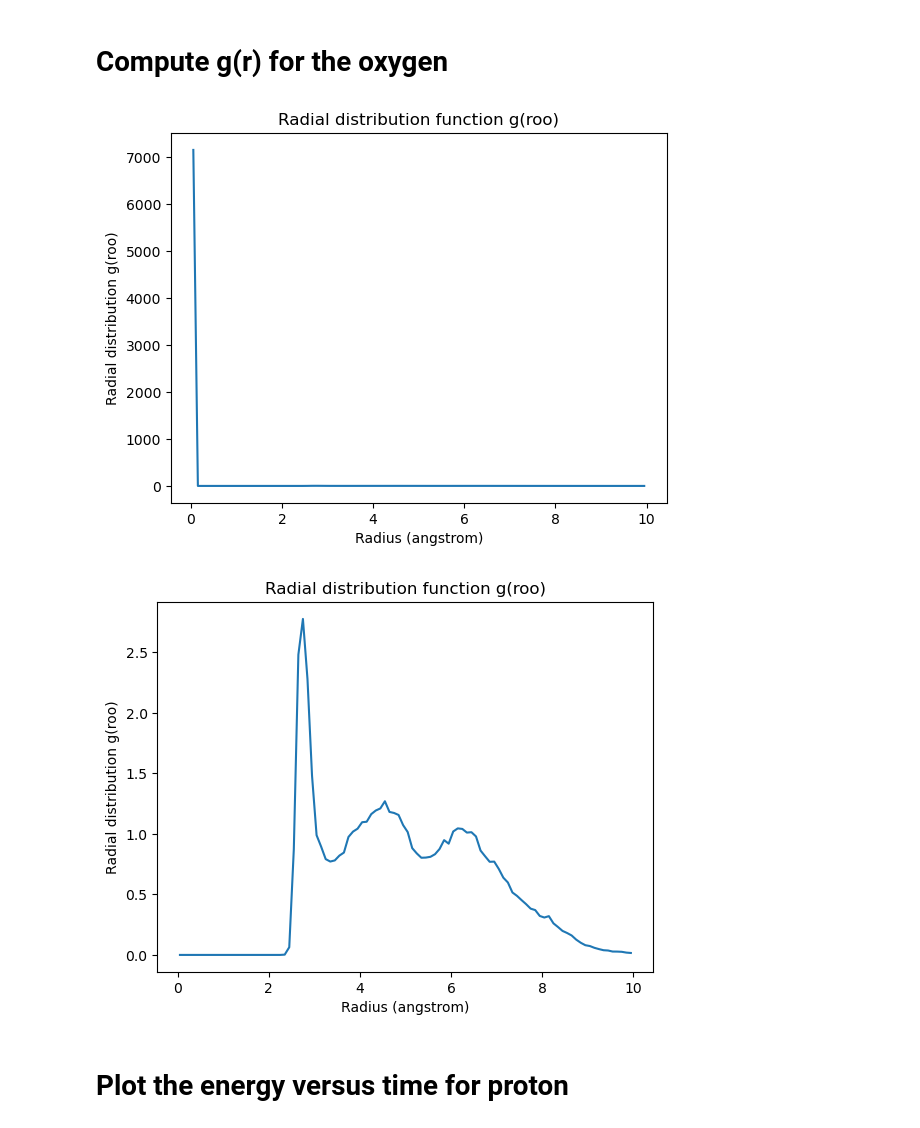
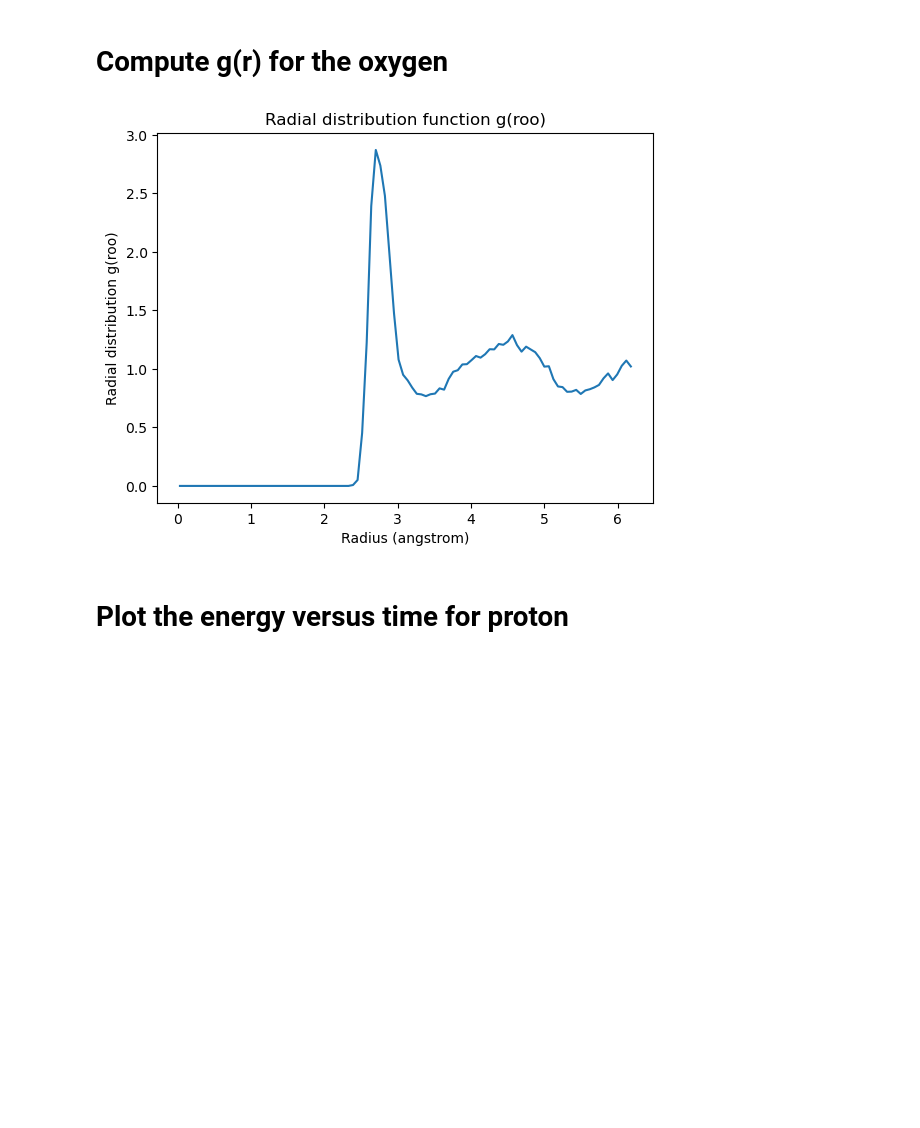
Before and after one commit to cl6661/comp-lab-class, a Jupyter notebook: Week12/Analysis/Analysis.ipynb, the cells around one changed output. Cells and saved outputs as stored; diff of their text form; code cells hidden in the pictures; blank space fills up the shorter version.

```diff
--- a/Week12/Analysis/Analysis.ipynb
+++ b/Week12/Analysis/Analysis.ipynb
@@ -34,36 +34,27 @@ plt.show()
 # Compute g(r) for the oxygen
 # %%
 # Use MDAnalysis to read in the xyz trajectory file
-u = MDAnalysis.Universe('../Runs/Water/water.xyz','../Runs/Water/water_aimd_1ps_every0.5fs-pos-1.xyz', topology_format="xyz")
+water_traj = MDAnalysis.Universe('../Runs/Water/water.xyz','../Runs/Water/water_aimd_1ps_every0.5fs-pos-1.xyz')
 # set the box size (12.42^3 angstroms)
-dim = [12.42, 12.42, 12.42, 90, 90, 90]
+dim = np.array([12.42, 12.42, 12.42, 90, 90, 90])
+water_traj.dimensions = dim
 # Use MDAanalysis to set box dimensions
-transform = MDAnalysis.transformations.boxdimensions.set_dimensions(dim)
-u.trajectory.add_transformations(transform)
+# transform = MDAnalysis.transformations.boxdimensions.set_dimensions(dim)
+# u.trajectory.add_transformations(transform)
 # selecting the oxygen atoms for the rdf calculation
-oxygen = u.select_atoms('type O')
+oxygen = water_traj.select_atoms('name O')
 # calculating the rdf
-g_oxygen = rdf.InterRDF(oxygen, oxygen, nbins=100, range=(0.0, 10.0))
+g_oxygen = rdf.InterRDF(oxygen, oxygen, nbins=100, range=(0, 12.42/2), exclusion_block=(1, 1),verbose=True)
 g_oxygen.run()
 # Plot the rdf
-plt.plot(g_oxygen.bins, g_oxygen.rdf)
+plt.plot(g_oxygen.results.bins, g_oxygen.results.rdf)
 plt.xlabel('Radius (angstrom)')
 plt.ylabel('Radial distribution g(roo)')
 plt.title('Radial distribution function g(roo)')
-# plt.savefig('g_11_T1.5.pdf', format='pdf',bbox_inches='tight',pad_inches=0.1)
+plt.savefig('../Figures/g_r_oxygen.pdf', format='pdf',bbox_inches='tight',pad_inches=0.1)
 plt.show()
-
-g_oxygen = rdf.InterRDF(oxygen, oxygen, nbins=100, range=(0.0, 10.0), exclusion_block=(1, 1))
-g_oxygen.run()
-plt.plot(g_oxygen.bins, g_oxygen.rdf)
-plt.xlabel('Radius (angstrom)')
-plt.ylabel('Radial distribution g(roo)')
-plt.title('Radial distribution function g(roo)')
-plt.savefig('../Figures/g_oo.pdf', format='pdf',bbox_inches='tight',pad_inches=0.1)
-plt.show()
 # %% [output]
-[figure, old version]
+[figure, new version]
-[figure, removed]
 # %% [markdown]
 # Plot the energy versus time for proton
 # %%
```
Also changed, not shown: parts of 1 cell of this notebook, 33 other files.
